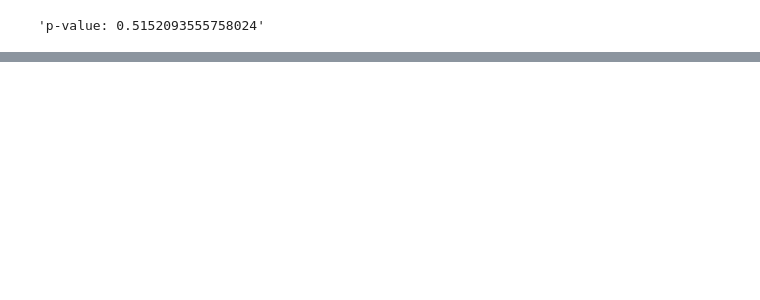
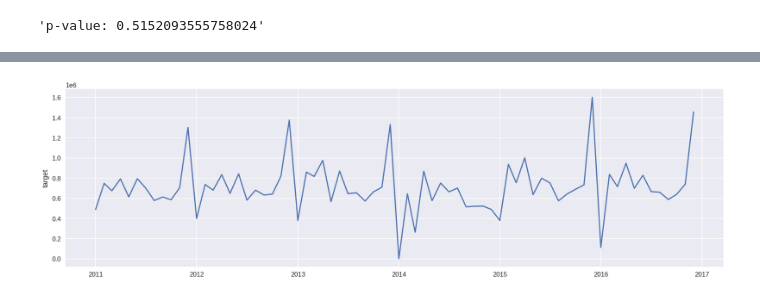
Before and after one commit to varvaraptl/deposit_value_forecast, a Jupyter notebook: main.ipynb, the cells around one changed output, grey strips where cells are left out. Cells and saved outputs as stored; diff of their text form; code cells hidden in the pictures; blank space fills up the shorter version.

```diff
--- a/main.ipynb
+++ b/main.ipynb
@@ -233,5 +277,0 @@ plt.legend();
-# %%
-m = 12
-alpha = 1/(2*m)
-df_train['HWES1'] = SimpleExpSmoothing(df_train.target).fit(smoothing_level=alpha, optimized=False, use_brute=True).fittedvalues
-df_train[['target','HWES1']].plot(title='Holt Winters Single Exponential Smoothing');
@@ -239,0 +298,4 @@ df_train[['target','HWES1']].plot(title='Holt Winters Single Exponential Smoothi
+# %%
+sns.lineplot(x=df_train.index, y="target", data=df_train);
+# %% [output]
+[figure, added]
```
Also changed, not shown: parts of 58 cells of this notebook.
